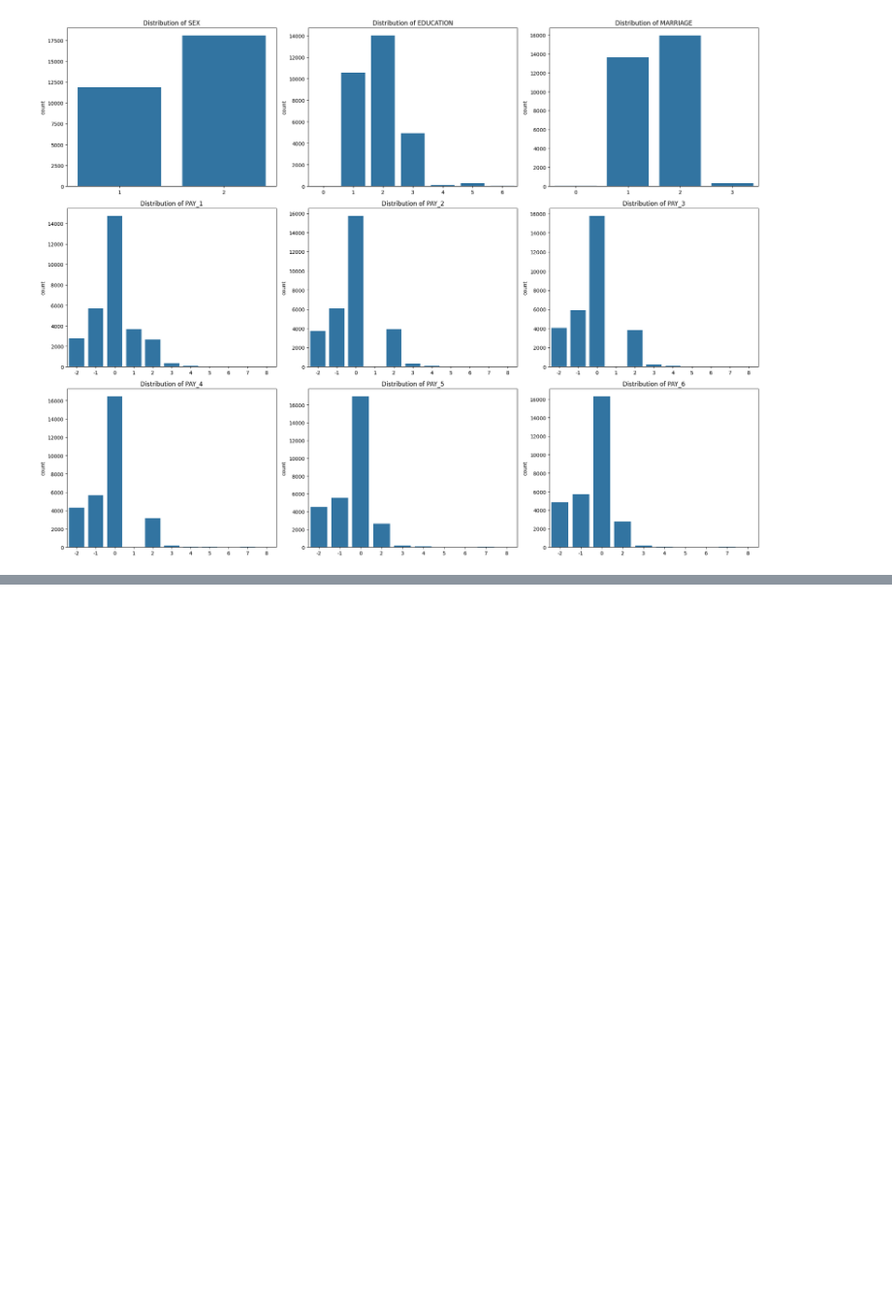
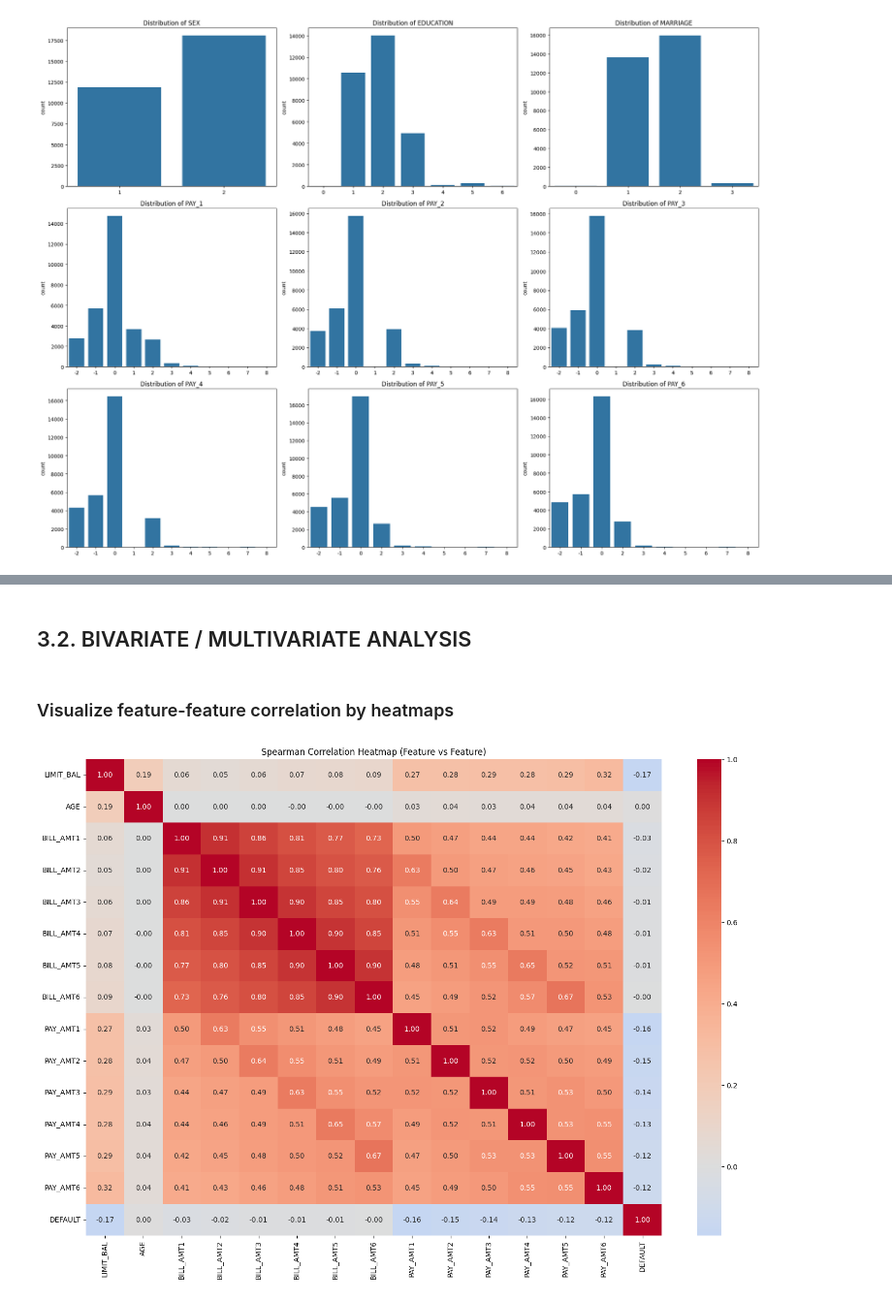
Before and after one commit to dakboiszzz/credit-default-insights, a Jupyter notebook: notebooks/data_exploration.ipynb, the cells around one changed output, grey strips where cells are left out. Shown at 97% size. Saved outputs shown, nothing was run; the diff lists cells and outputs as text; code cells hidden in the pictures; blank space fills up the shorter version.

```diff
--- a/notebooks/data_exploration.ipynb
+++ b/notebooks/data_exploration.ipynb
@@ -268,0 +402,17 @@ From the graphs we can see that the distribution is somewhat inconsistent with t
+# %% [markdown]
+## 3.2. BIVARIATE / MULTIVARIATE ANALYSIS
+# %% [markdown]
+### Visualize feature-feature correlation by heatmaps
+# %%
+num_col = [col for col in df.columns if col not in categories]
+# %%
+# Calculate Spearman correlation (better for skewed financial data)
+corr_matrix = df[num_col].corr(method='spearman')
+
+# Plot the Heatmap
+plt.figure(figsize=(18, 12))
+sns.heatmap(corr_matrix, annot=True, fmt='.2f', cmap='coolwarm', center=0)
+plt.title('Spearman Correlation Heatmap (Feature vs Feature)')
+plt.show()
+# %% [output]
+[figure, added]
```
Also changed, not shown: parts of 25 cells of this notebook.
